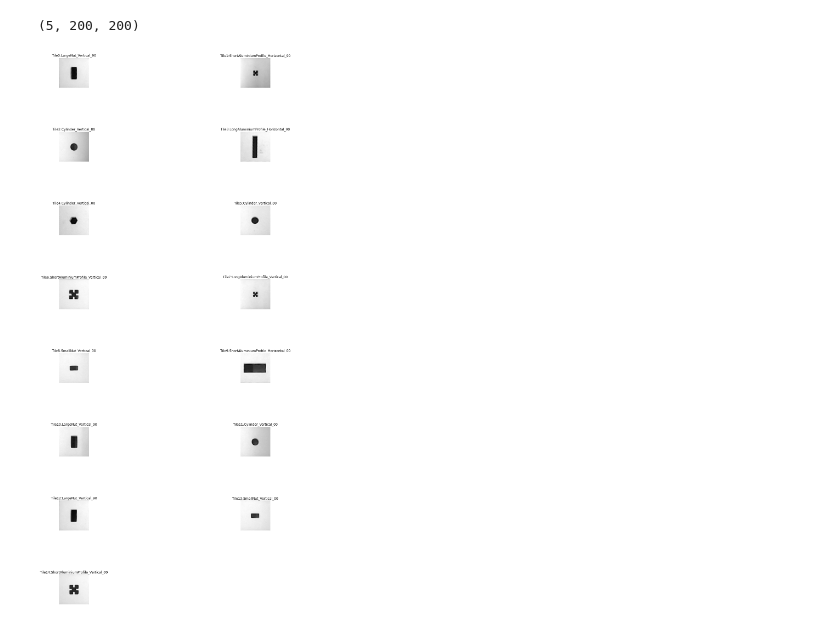
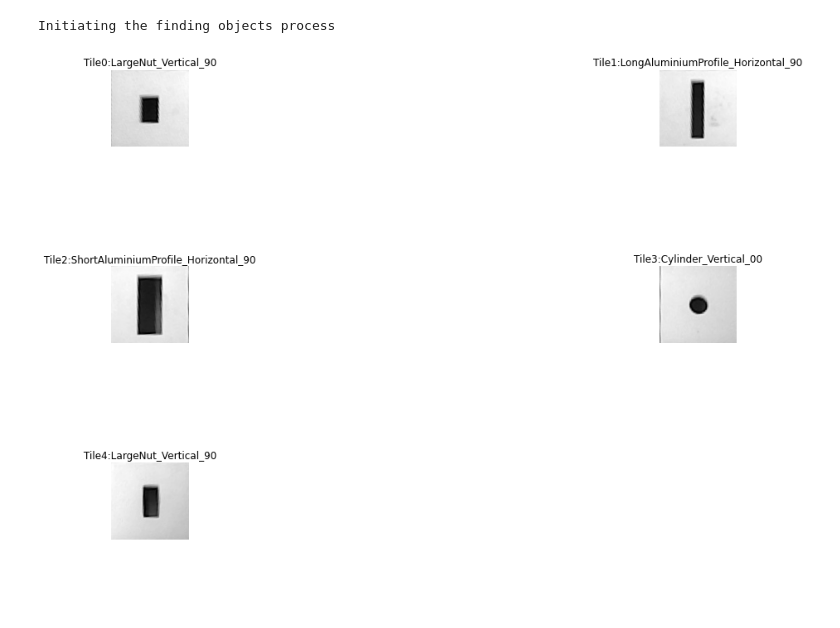
Before and after one commit to sksenthilkumar/Computer_Vision, a Jupyter notebook: Homography_class.ipynb, the cells around one changed output. Drawn from its saved outputs; the diff is of its cells as text; code cells hidden in the pictures; blank space fills up the shorter version.

```diff
--- a/Homography_class.ipynb
+++ b/Homography_class.ipynb
@@ -355,6 +424,6 @@ class Find_objects():
         plt.tight_layout()
         plt.show()
 # %%
-im = cv2.imread('Results/Second_set.jpg')
+im = cv2.imread('Results/Fourth_set.jpg')
 tiles = ExtractTiles(im,show=True)
 # %% [output]
@@ -367,14 +435,10 @@ Initiating the finding objects process
-# %%
-print tiles.tiles.shape
-# %% [output]
-(5, 200, 200)
 # %%
 images = [cv2.imread(file) for file in glob.glob("Tiles/*.jpg")]
 images = np.array(images)
 images = images[:,:,:,1]
 
 
-a = Find_objects(images)
-a.main()
+a = Find_objects(tiles.tiles)
 # %% [output]
+Initiating the finding objects process
-[figure, old version]
+[figure, new version]
```
Also changed, not shown: parts of 4 cells of this notebook.
